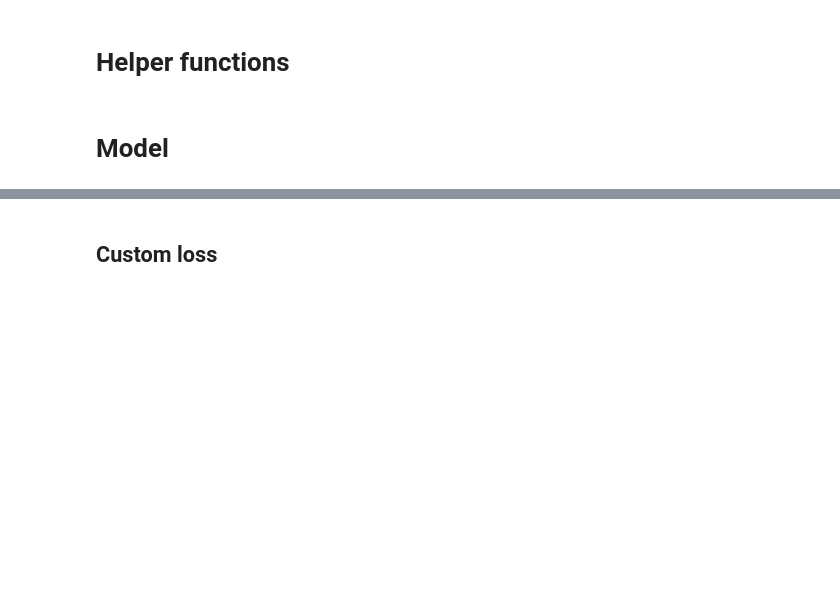
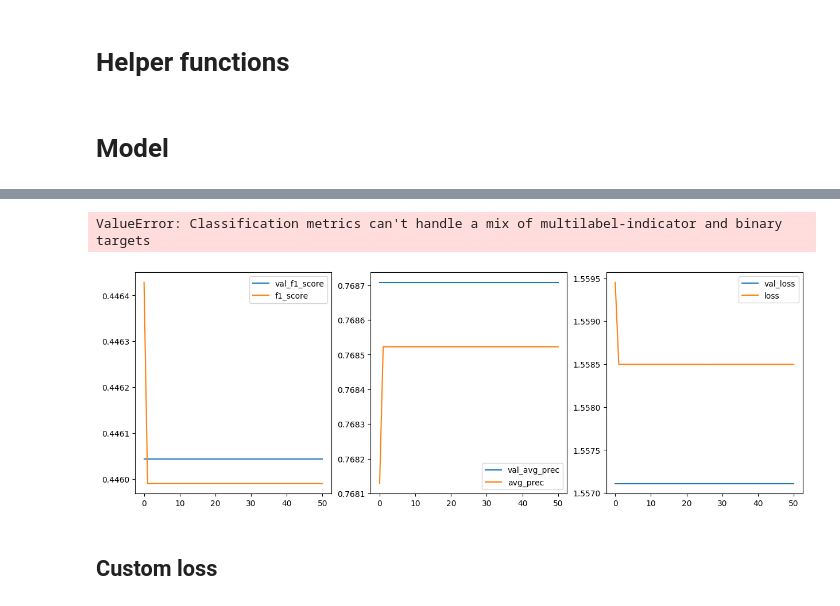
Before and after one commit to dimcaputo/SK-MNIST, a Jupyter notebook: SK-MNIST.ipynb, the cells around one changed output, grey strips where cells are left out. Drawn from its saved outputs; the diff is of its cells as text; code cells hidden in the pictures; blank space fills up the shorter version.

Commit message:
added vgg as model

```diff
--- a/SK-MNIST.ipynb
+++ b/SK-MNIST.ipynb
@@ -217,13 +203,14 @@ def plot_learning_curves(model):
     ax[0].plot(model.history.history['f1_score'], label='f1_score')
     ax[0].legend()
     try:
-        ax[1].plot(model.history.history['val_accuracy'], label='val_accuracy')
-        ax[1].plot(model.history.history['accuracy'], label='accuracy')
+        ax[1].plot(model.history.history['val_average_precision'], label='val_avg_prec')
+        ax[1].plot(model.history.history['average_precision'], label='avg_prec')
         ax[1].legend()
     except:
-        ax[1].plot(model.history.history['val_precision_1'], label='val_precision_1')
-        ax[1].plot(model.history.history['precision_1'], label='precision_1')
-        ax[1].legend()
+        pass
+    #     ax[1].plot(model.history.history['val_precision_1'], label='val_precision_1')
+    #     ax[1].plot(model.history.history['precision_1'], label='precision_1')
+    #     ax[1].legend()
     ax[2].plot(model.history.history['val_loss'], label='val_loss')
     ax[2].plot(model.history.history['loss'], label='loss')
     ax[2].legend()
@@ -243,11 +230,11 @@ def get_analysis(model, testX, testy):
 # %%
 def get_analysis_cat(model, testX, testy):
     plot_learning_curves(model)
-    loss, acc, f1 = model.evaluate(testX, testy)
+    loss, f1, avg_prec = model.evaluate(testX, testy)
     print(f'The model gave')
     print(f'Loss: {loss:.2f}')
-    print(f'Accuracy: {acc:.2f}')
     print(f'F1 Macro: {f1:.2f}')
+    print(f'Avg Prec: {avg_prec:.2f}')
     predy = model.predict(testX)
     resy = to_categorical(np.argmax(predy, axis=1))
     print(classification_report(testy,resy))
@@ -354,0 +309,19 @@ KeyboardInterrupt:
+# %%
+from keras.applications import VGG16
+
+vgg16 = VGG16(
+    include_top=False,
+    input_shape=(128,128, 3),
+    classes=2,
+    classifier_activation="softmax",
+    name="vgg16",
+)
+# %%
+model = Sequential([
+    Input(shape=(X_train.shape[1:])),
+    vgg16,
+    Dropout(0.2),
+    Flatten(),
+    Dense(16, activation='relu'),
+    Dense(2, activation='softmax')
+])
@@ -355,2 +370,3 @@ KeyboardInterrupt:
 # %%
-get_analysis_cat(model_020, X_test, y_test)
+get_analysis_cat(model, X_test, y_test)
+# %% [output]
@@ -356,0 +379,2 @@ get_analysis_cat(model_020, X_test, y_test)
+ValueError: Classification metrics can't handle a mix of multilabel-indicator and binary targets
+[figure, added]
```
Also changed, not shown: parts of 14 cells of this notebook.
